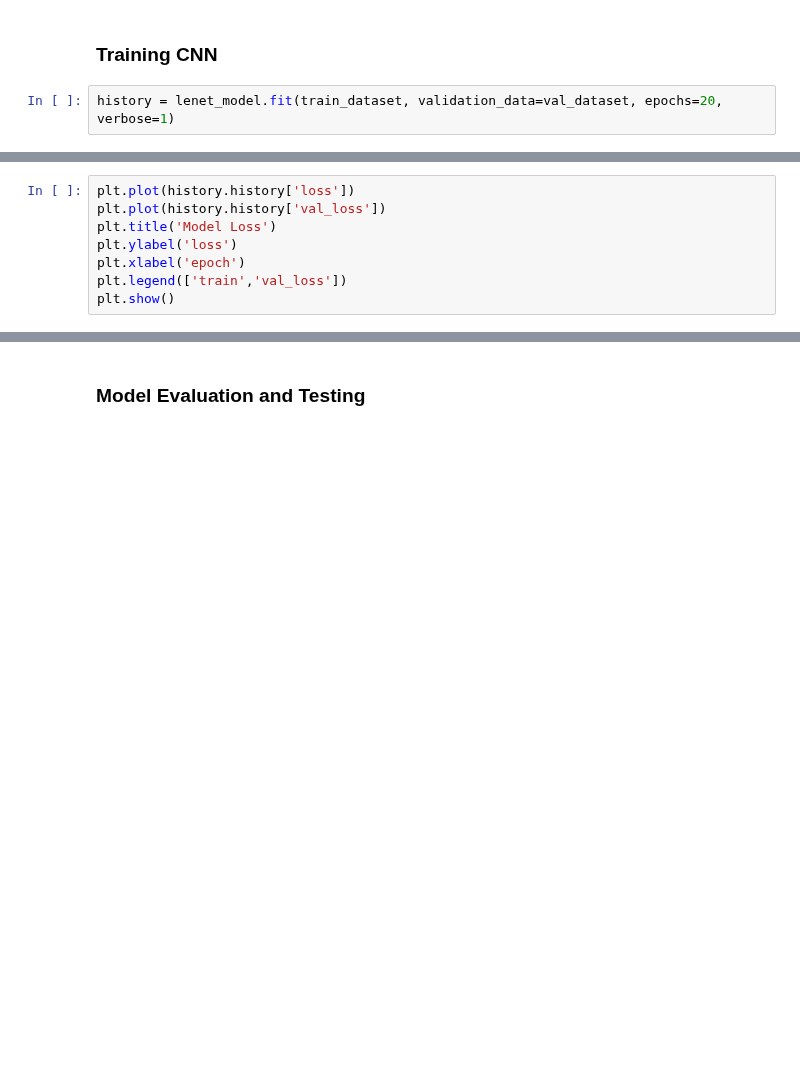
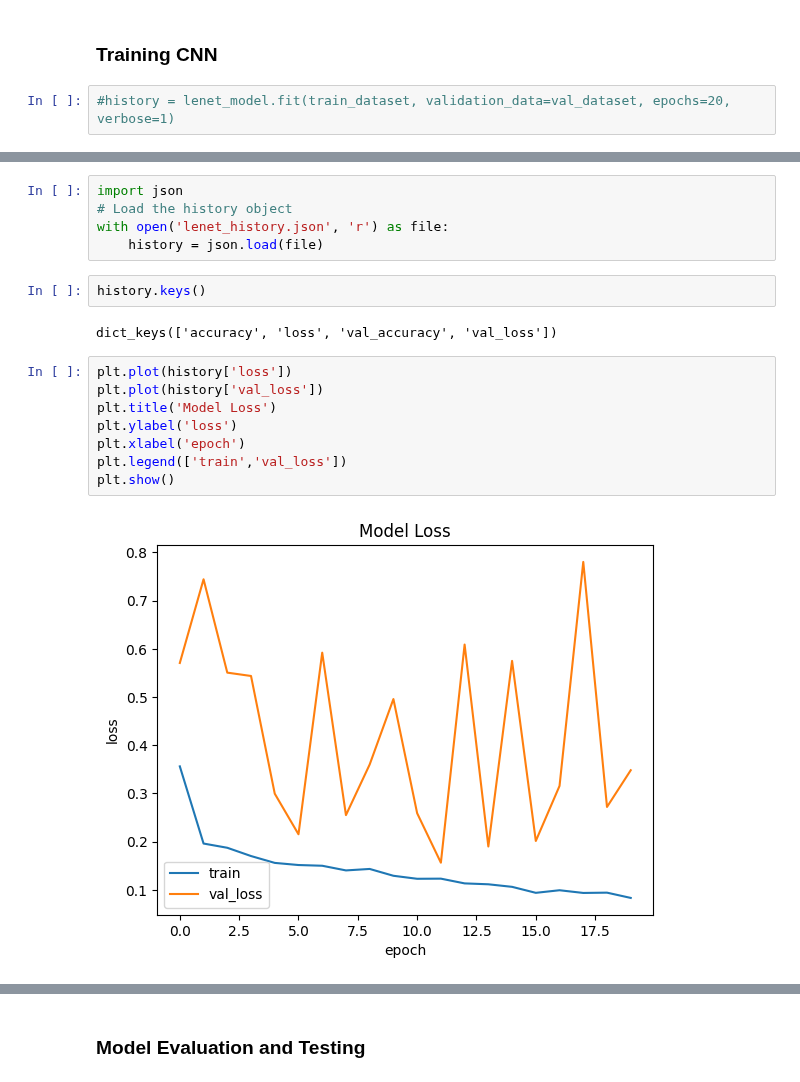
Before and after one commit to ImanNoferesti/TensorFlow_DeepDive, a Jupyter notebook: Malaria_Diagnosis_Neural_Networks.ipynb, the cells around one changed output, grey strips where cells are left out. Drawn from its saved outputs; the diff is of its cells as text; blank space fills up the shorter version.

Commit message:
Saving and Loading Model

```diff
--- a/Malaria_Diagnosis_Neural_Networks.ipynb
+++ b/Malaria_Diagnosis_Neural_Networks.ipynb
@@ -449,6 +450,6 @@ lenet_model.compile(optimizer=Adam(learning_rate=0.01),
 # %% [markdown]
 ### Training CNN
 # %%
-history = lenet_model.fit(train_dataset, validation_data=val_dataset, epochs=20, verbose=1)
+#history = lenet_model.fit(train_dataset, validation_data=val_dataset, epochs=20, verbose=1)
 # %% [output]
 Epoch 1/20
@@ -459,9 +497,20 @@ KeyboardInterrupt:
+# %%
+import json
+# Load the history object
+with open('lenet_history.json', 'r') as file:
+    history = json.load(file)
+# %%
+history.keys()
+# %% [output]
+dict_keys(['accuracy', 'loss', 'val_accuracy', 'val_loss'])
 # %%
-plt.plot(history.history['loss'])
-plt.plot(history.history['val_loss'])
+plt.plot(history['loss'])
+plt.plot(history['val_loss'])
 plt.title('Model Loss')
 plt.ylabel('loss')
 plt.xlabel('epoch')
 plt.legend(['train','val_loss'])
 plt.show()
+# %% [output]
+[figure, added]
 # %%
```
Also changed, not shown: parts of 18 cells of this notebook.
